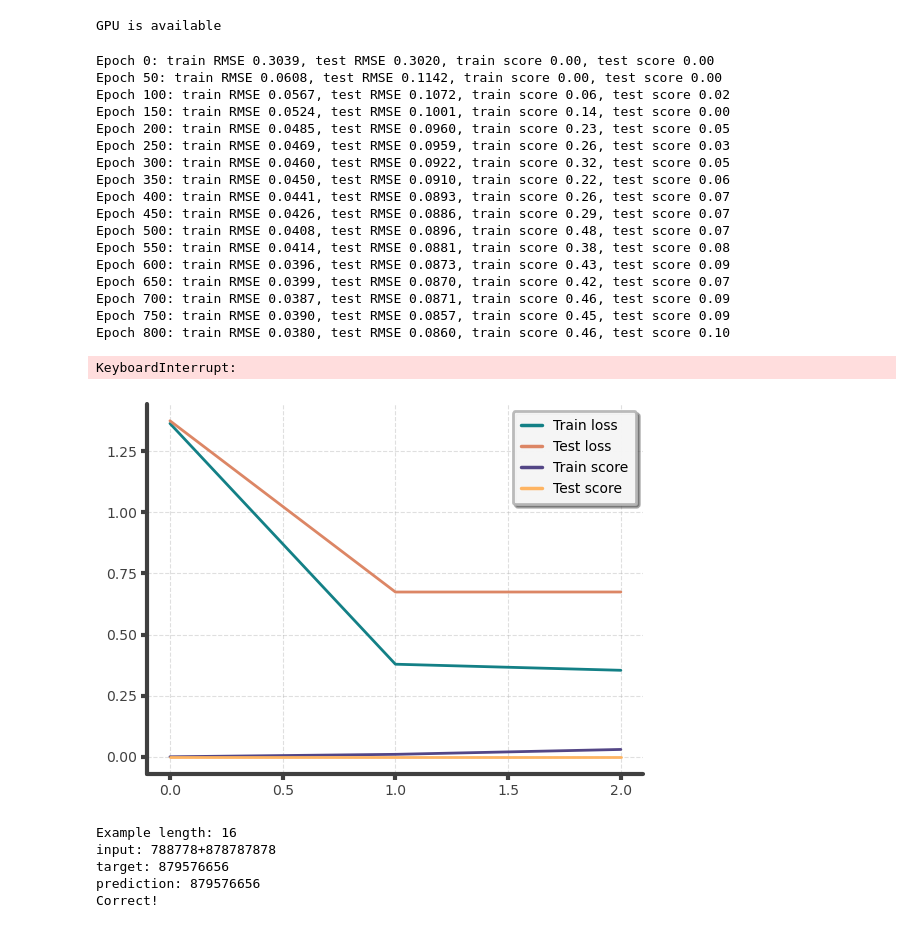
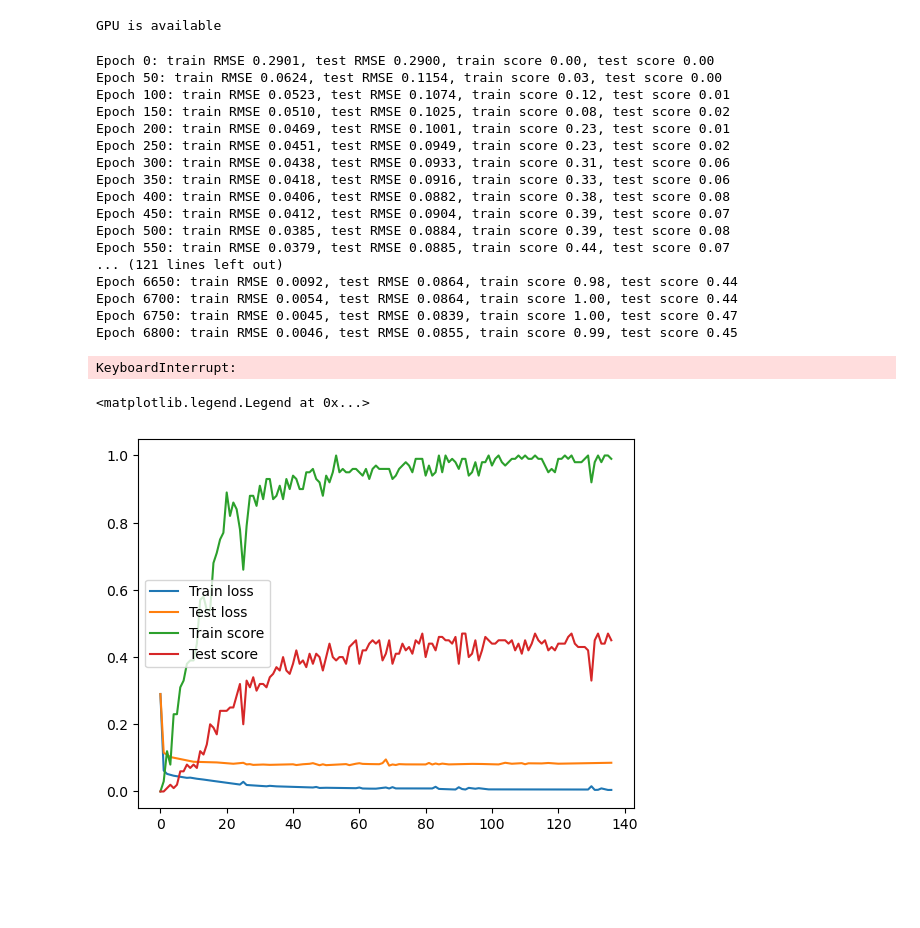
Before and after one commit to loekvanrossem/rnn_structure, a Jupyter notebook: addition/main.ipynb, the cells around one changed output. Drawn from its saved outputs; the diff is of its cells as text; code cells hidden in the pictures; blank space fills up the shorter version.

```diff
--- a/addition/main.ipynb
+++ b/addition/main.ipynb
@@ -110,7 +110,7 @@ class Model(nn.Module):
 model = Model(
     device,
     input_size=len(symbols),
-    hidden_size=100,
+    hidden_size=300,
     num_layers=1,
     output_size=len(symbols),
 )
@@ -142,13 +142,13 @@ train_losses, test_losses, train_scores, test_scores = [], [], [], []
 # %%
 ## Train
 
-optimizer = torch.optim.Adam(model.parameters(), lr=0.001)
+optimizer = torch.optim.Adam(model.parameters(), lr=0.0005)
 loss_fn = nn.MSELoss()
 
-n_epochs = 5000
+n_epochs = 50000
 
 for epoch in range(n_epochs):
-    # Generate data
+    # Generate datas
     train_data = addition_dataset(
         device,
         encoder,
@@ -177,6 +177,7 @@ for epoch in range(n_epochs):
         print(
             f"Epoch {epoch}: train RMSE {train_rmse:.4f}, test RMSE {test_rmse:.4f}, train score {train_score:.2f}, test score {test_score:.2f}"
         )
+        torch.save(model, "model.pt")
 
     # Train
     model.train()
@@ -187,22 +188,22 @@ for epoch in range(n_epochs):
         loss.backward()
         optimizer.step()
 # %% [output]
-Epoch 0: train RMSE 0.3039, test RMSE 0.3020, train score 0.00, test score 0.00
-Epoch 50: train RMSE 0.0608, test RMSE 0.1142, train score 0.00, test score 0.00
-Epoch 100: train RMSE 0.0567, test RMSE 0.1072, train score 0.06, test score 0.02
-Epoch 150: train RMSE 0.0524, test RMSE 0.1001, train score 0.14, test score 0.00
-Epoch 200: train RMSE 0.0485, test RMSE 0.0960, train score 0.23, test score 0.05
-Epoch 250: train RMSE 0.0469, test RMSE 0.0959, train score 0.26, test score 0.03
-Epoch 300: train RMSE 0.0460, test RMSE 0.0922, train score 0.32, test score 0.05
-Epoch 350: train RMSE 0.0450, test RMSE 0.0910, train score 0.22, test score 0.06
-Epoch 400: train RMSE 0.0441, test RMSE 0.0893, train score 0.26, test score 0.07
-Epoch 450: train RMSE 0.0426, test RMSE 0.0886, train score 0.29, test score 0.07
-Epoch 500: train RMSE 0.0408, test RMSE 0.0896, train score 0.48, test score 0.07
-Epoch 550: train RMSE 0.0414, test RMSE 0.0881, train score 0.38, test score 0.08
-Epoch 600: train RMSE 0.0396, test RMSE 0.0873, train score 0.43, test score 0.09
-Epoch 650: train RMSE 0.0399, test RMSE 0.0870, train score 0.42, test score 0.07
-Epoch 700: train RMSE 0.0387, test RMSE 0.0871, train score 0.46, test score 0.09
-Epoch 750: train RMSE 0.0390, test RMSE 0.0857, train score 0.45, test score 0.09
-Epoch 800: train RMSE 0.0380, test RMSE 0.0860, train score 0.46, test score 0.10
+Epoch 0: train RMSE 0.2901, test RMSE 0.2900, train score 0.00, test score 0.00
+Epoch 50: train RMSE 0.0624, test RMSE 0.1154, train score 0.03, test score 0.00
+Epoch 100: train RMSE 0.0523, test RMSE 0.1074, train score 0.12, test score 0.01
+Epoch 150: train RMSE 0.0510, test RMSE 0.1025, train score 0.08, test score 0.02
+Epoch 200: train RMSE 0.0469, test RMSE 0.1001, train score 0.23, test score 0.01
+Epoch 250: train RMSE 0.0451, test RMSE 0.0949, train score 0.23, test score 0.02
+Epoch 300: train RMSE 0.0438, test RMSE 0.0933, train score 0.31, test score 0.06
+Epoch 350: train RMSE 0.0418, test RMSE 0.0916, train score 0.33, test score 0.06
+Epoch 400: train RMSE 0.0406, test RMSE 0.0882, train score 0.38, test score 0.08
+Epoch 450: train RMSE 0.0412, test RMSE 0.0904, train score 0.39, test score 0.07
+Epoch 500: train RMSE 0.0385, test RMSE 0.0884, train score 0.39, test score 0.08
+Epoch 550: train RMSE 0.0379, test RMSE 0.0885, train score 0.44, test score 0.07
+... (121 lines left out)
+Epoch 6650: train RMSE 0.0092, test RMSE 0.0864, train score 0.98, test score 0.44
+Epoch 6700: train RMSE 0.0054, test RMSE 0.0864, train score 1.00, test score 0.44
+Epoch 6750: train RMSE 0.0045, test RMSE 0.0839, train score 1.00, test score 0.47
+Epoch 6800: train RMSE 0.0046, test RMSE 0.0855, train score 0.99, test score 0.45
 KeyboardInterrupt:
 # %%
@@ -210,18 +211,19 @@ KeyboardInterrupt:
 # %%
 ## Plot loss curves
-c = 5
-publication.set_color_mixed()
+c = 1
+# publication.set_color_mixed()
 plt.plot(c * np.array(train_losses), label="Train loss")
 plt.plot(c * np.array(test_losses), label="Test loss")
 plt.plot(train_scores, label="Train score")
 plt.plot(test_scores, label="Test score")
 plt.legend()
-publication.plt_show()
+# publication.plt_show(save_path="plots/loss_curves")
 # %% [output]
+<matplotlib.legend.Legend at 0x...>
-[figure, old version]
+[figure, new version]
 # %%
-int_a = 788778
-int_b = 878787878
+int_a = 326563429797
+int_b = 87876424272
 target = int_a + int_b
 example = f"{int_a}+{int_b}"
 
@@ -235,13 +237,14 @@ prediction = predict(encoded, model)
 print(f"input: {example}")
 print(f"target: {target}")
 print(f"prediction: {prediction}")
-print("Correct!" if int(prediction) == target else "Wrong!")
+try:
+    prediction = int(prediction)
+except ValueError:
+    pass
+finally:
+    print("Correct!" if prediction == target else "Wrong!")
+    correct_digits = "".join([str(int(str(prediction)[n] == str(target)[n])) for n in range(len(str(target)))])
+    print(f"Correct digits: {correct_digits}")
-# %% [output]
-Example length: 16
-input: 788778+878787878
-target: 879576656
-prediction: 879576656
-Correct!
 # %%
 ## Check for large sequence length generalization
 
```
Also changed, not shown: parts of 2 cells of this notebook.
